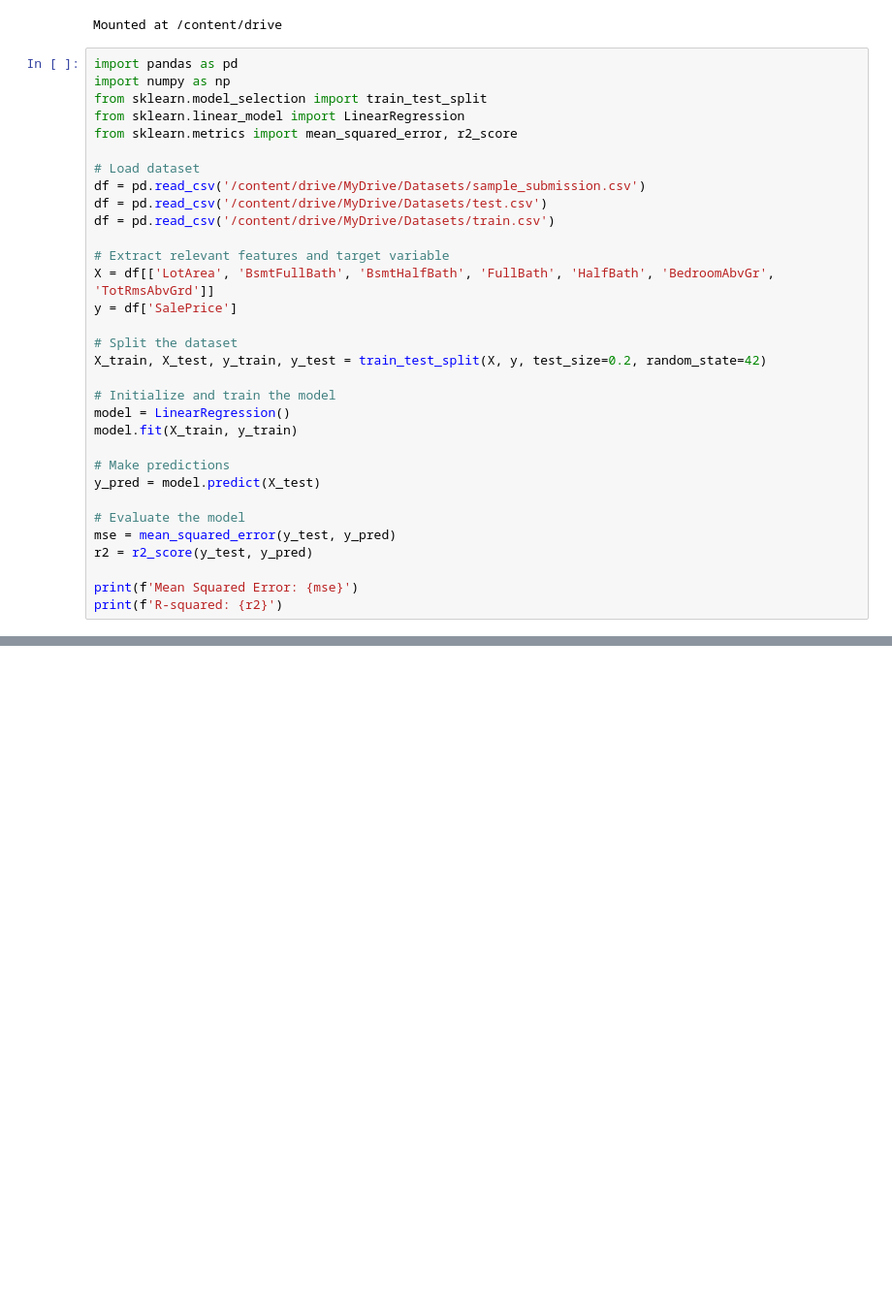
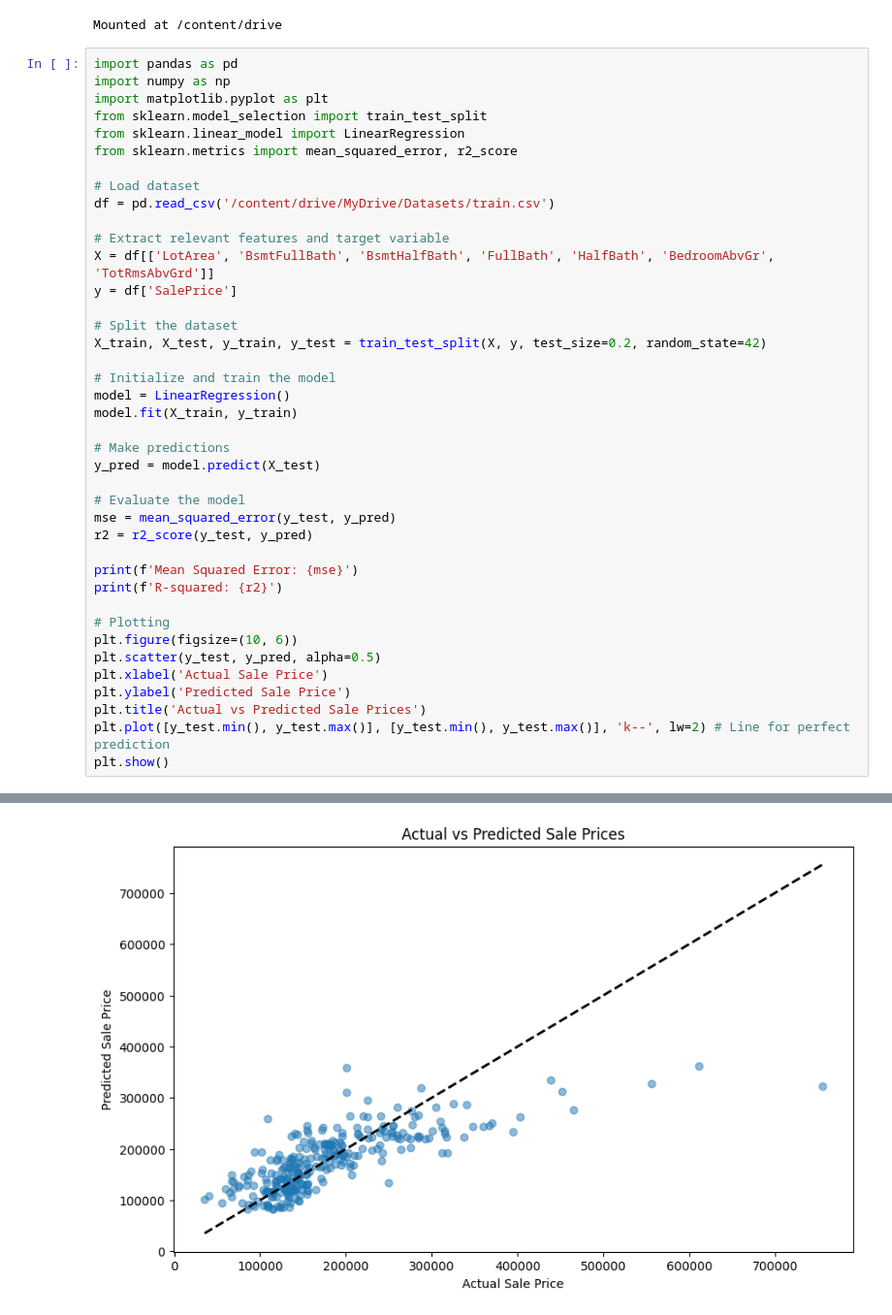
Before and after one commit to Sai25Hajime/PRODIGY_ML_01, a Jupyter notebook: House_Price_Prediction.ipynb, the cells around one changed output, grey strips where cells are left out. Shown at 97% size. Drawn from its saved outputs; the diff is of its cells as text; blank space fills up the shorter version.

```diff
--- a/House_Price_Prediction.ipynb
+++ b/House_Price_Prediction.ipynb
@@ -8,35 +8,44 @@ Mounted at /content/drive
 # %%
 import pandas as pd
 import numpy as np
+import matplotlib.pyplot as plt
 from sklearn.model_selection import train_test_split
 from sklearn.linear_model import LinearRegression
 from sklearn.metrics import mean_squared_error, r2_score
 
 # Load dataset
-df = pd.read_csv('/content/drive/MyDrive/Datasets/sample_submission.csv')
-df = pd.read_csv('/content/drive/MyDrive/Datasets/test.csv')
 df = pd.read_csv('/content/drive/MyDrive/Datasets/train.csv')
 
 # Extract relevant features and target variable
 X = df[['LotArea', 'BsmtFullBath', 'BsmtHalfBath', 'FullBath', 'HalfBath', 'BedroomAbvGr', 'TotRmsAbvGrd']]
 y = df['SalePrice']
 
 # Split the dataset
 X_train, X_test, y_train, y_test = train_test_split(X, y, test_size=0.2, random_state=42)
 
 # Initialize and train the model
 model = LinearRegression()
 model.fit(X_train, y_train)
 
 # Make predictions
 y_pred = model.predict(X_test)
 
 # Evaluate the model
 mse = mean_squared_error(y_test, y_pred)
 r2 = r2_score(y_test, y_pred)
 
 print(f'Mean Squared Error: {mse}')
 print(f'R-squared: {r2}')
+
+# Plotting
+plt.figure(figsize=(10, 6))
+plt.scatter(y_test, y_pred, alpha=0.5)
+plt.xlabel('Actual Sale Price')
+plt.ylabel('Predicted Sale Price')
+plt.title('Actual vs Predicted Sale Prices')
+plt.plot([y_test.min(), y_test.max()], [y_test.min(), y_test.max()], 'k--', lw=2) # Line for perfect prediction
+plt.show()
 # %% [output]
 Mean Squared Error: 3334288366.4480686
 R-squared: 0.5653003175635702
+[figure, added]
```
